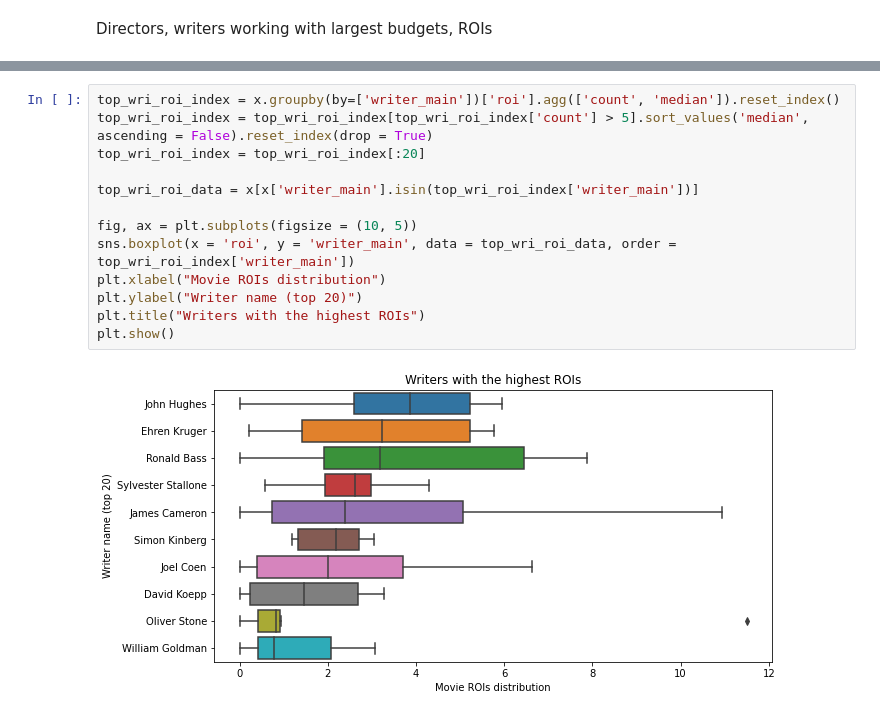
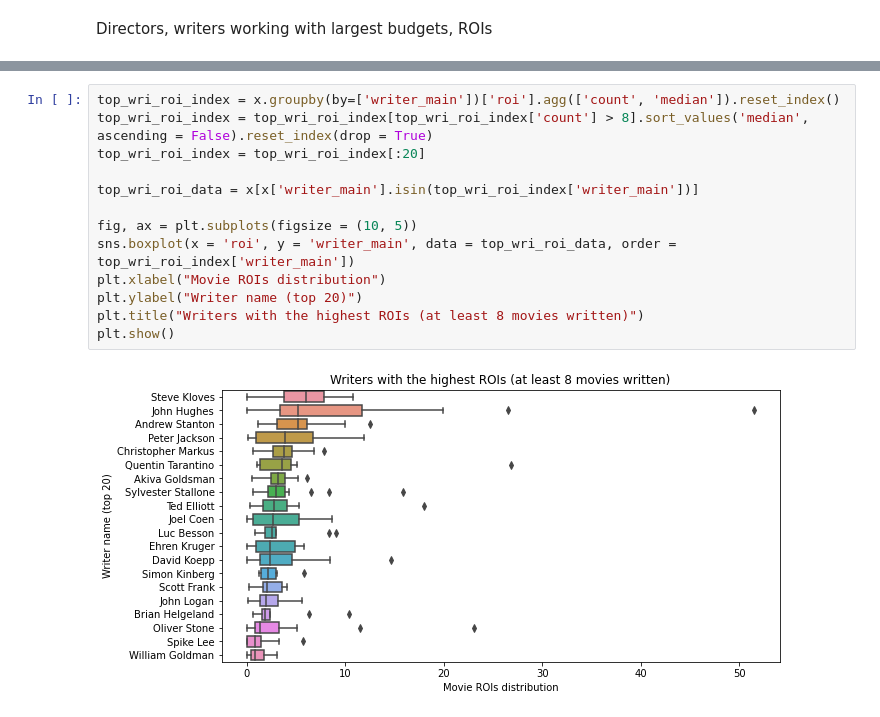
Before and after one commit to kristofrabay/python_practise, a Jupyter notebook: imdb_analysis.ipynb, the cells around one changed output, grey strips where cells are left out. Drawn from its saved outputs; the diff is of its cells as text.

```diff
--- a/imdb_analysis.ipynb
+++ b/imdb_analysis.ipynb
@@ -516,18 +519,18 @@ plt.show()
 # %%
 top_wri_roi_index = x.groupby(by=['writer_main'])['roi'].agg(['count', 'median']).reset_index()
-top_wri_roi_index = top_wri_roi_index[top_wri_roi_index['count'] > 5].sort_values('median', ascending = False).reset_index(drop = True)
+top_wri_roi_index = top_wri_roi_index[top_wri_roi_index['count'] > 8].sort_values('median', ascending = False).reset_index(drop = True)
 top_wri_roi_index = top_wri_roi_index[:20]
 
 top_wri_roi_data = x[x['writer_main'].isin(top_wri_roi_index['writer_main'])]
 
 fig, ax = plt.subplots(figsize = (10, 5))
 sns.boxplot(x = 'roi', y = 'writer_main', data = top_wri_roi_data, order = top_wri_roi_index['writer_main'])
 plt.xlabel("Movie ROIs distribution")
 plt.ylabel("Writer name (top 20)")
-plt.title("Writers with the highest ROIs")
+plt.title("Writers with the highest ROIs (at least 8 movies written)")
 plt.show()
 # %% [output]
-[figure, old version]
+[figure, new version]
 # %%
 top_act_roi_index = x.groupby(by=['actor_main'])['roi'].agg(['count', 'median']).reset_index()
 top_act_roi_index = top_act_roi_index[top_act_roi_index['count'] > 10].sort_values('median', ascending = False).reset_index(drop = True)
```
Also changed, not shown: parts of 28 cells of this notebook.
